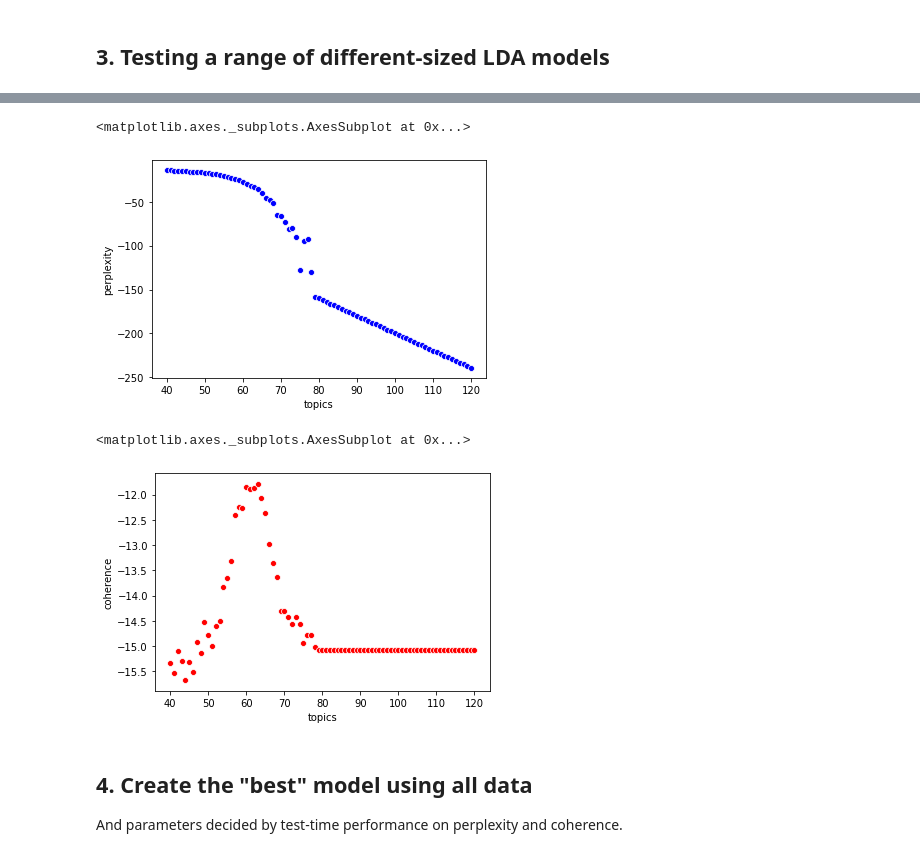
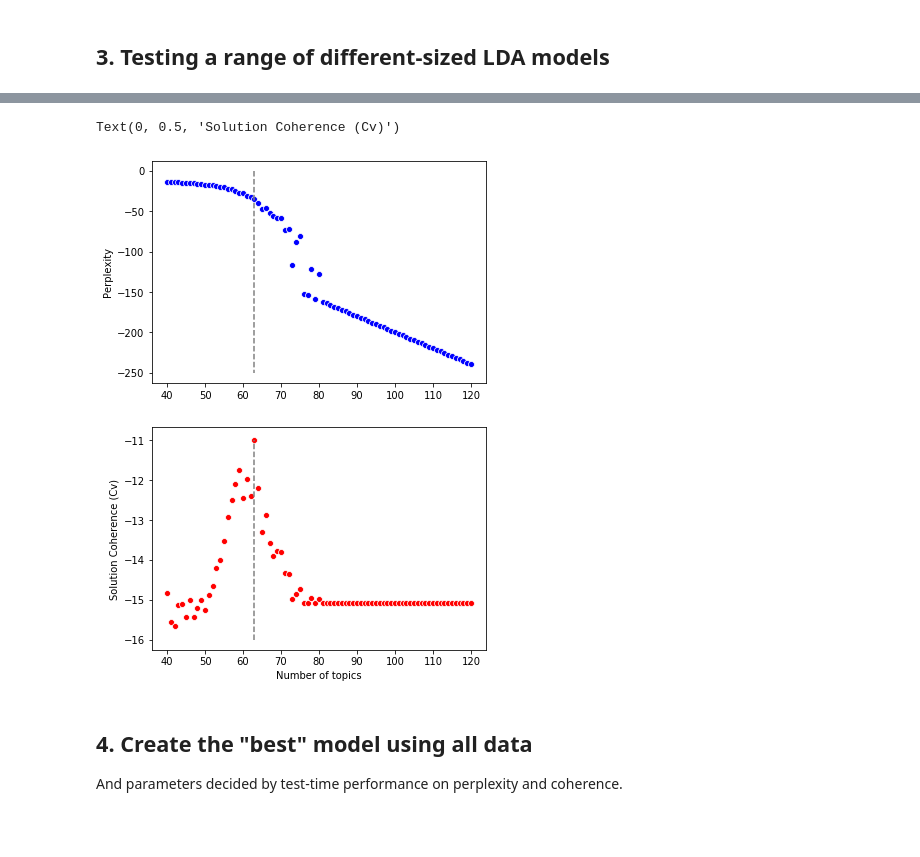
Before and after one commit to MartinChrisWood/news_crow, a Jupyter notebook: 03_topic_pipeline_LDA.ipynb, the cells around one changed output, grey strips where cells are left out. Drawn from its saved outputs; the diff is of its cells as text; code cells hidden in the pictures; blank space fills up the shorter version.

Commit message:
Added LDA fitting plots

```diff
--- a/03_topic_pipeline_LDA.ipynb
+++ b/03_topic_pipeline_LDA.ipynb
@@ -180,15 +180,32 @@ tried 120 topics perplexity = -239.3747711181649 coherence = -15.072863858871985
-# %%
-# plot the results - PERPLEXITY
-sns.scatterplot(x="topics", y="perplexity", color="blue", data=results)
-# %% [output]
-<matplotlib.axes._subplots.AxesSubplot at 0x...>
-[figure, removed]
-# %%
-# plot the results - COHERENCE
-sns.scatterplot(x="topics", y="coherence", color="red", data=results)
-# %% [output]
-<matplotlib.axes._subplots.AxesSubplot at 0x...>
-[figure, removed]
+# %%
+results = pd.read_csv("working/disaster_lda_stats_clean.csv")
+# %%
+fig, axs = plt.subplots(nrows=2, ncols=1, figsize=(6, 9))
+#fig.suptitle("LDA performance with topics")
+
+axs[0].plot([63, 63], [0, -250], linestyle="--", color="grey")
+sns.scatterplot(x="topics",
+                y="perplexity",
+                color="blue",
+                data=results,
+                ax=axs[0])
+
+axs[0].set_xlabel("")
+axs[0].set_ylabel("Perplexity")
+
+
+axs[1].plot([63, 63], [-16, -11], linestyle="--", color="grey")
+sns.scatterplot(x="topics",
+                y="coherence",
+                color="red",
+                data=results,
+                ax=axs[1])
+
+axs[1].set_xlabel("Number of topics")
+axs[1].set_ylabel("Solution Coherence (Cv)")
+# %% [output]
+Text(0, 0.5, 'Solution Coherence (Cv)')
+[figure, added]
 # %% [markdown]
 ## 4. Create the "best" model using all data
 
```
Also changed, not shown: parts of 5 cells of this notebook, 4 other files.
